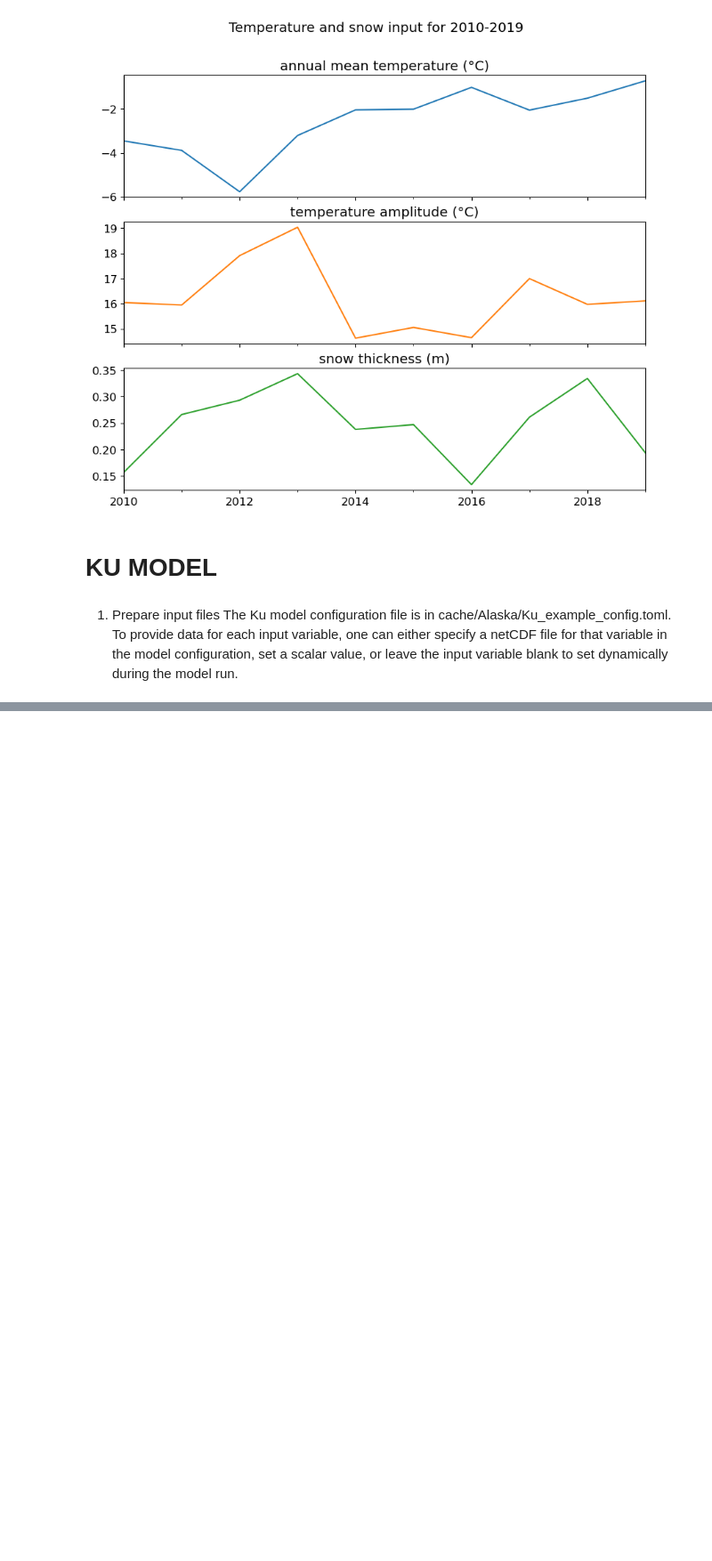
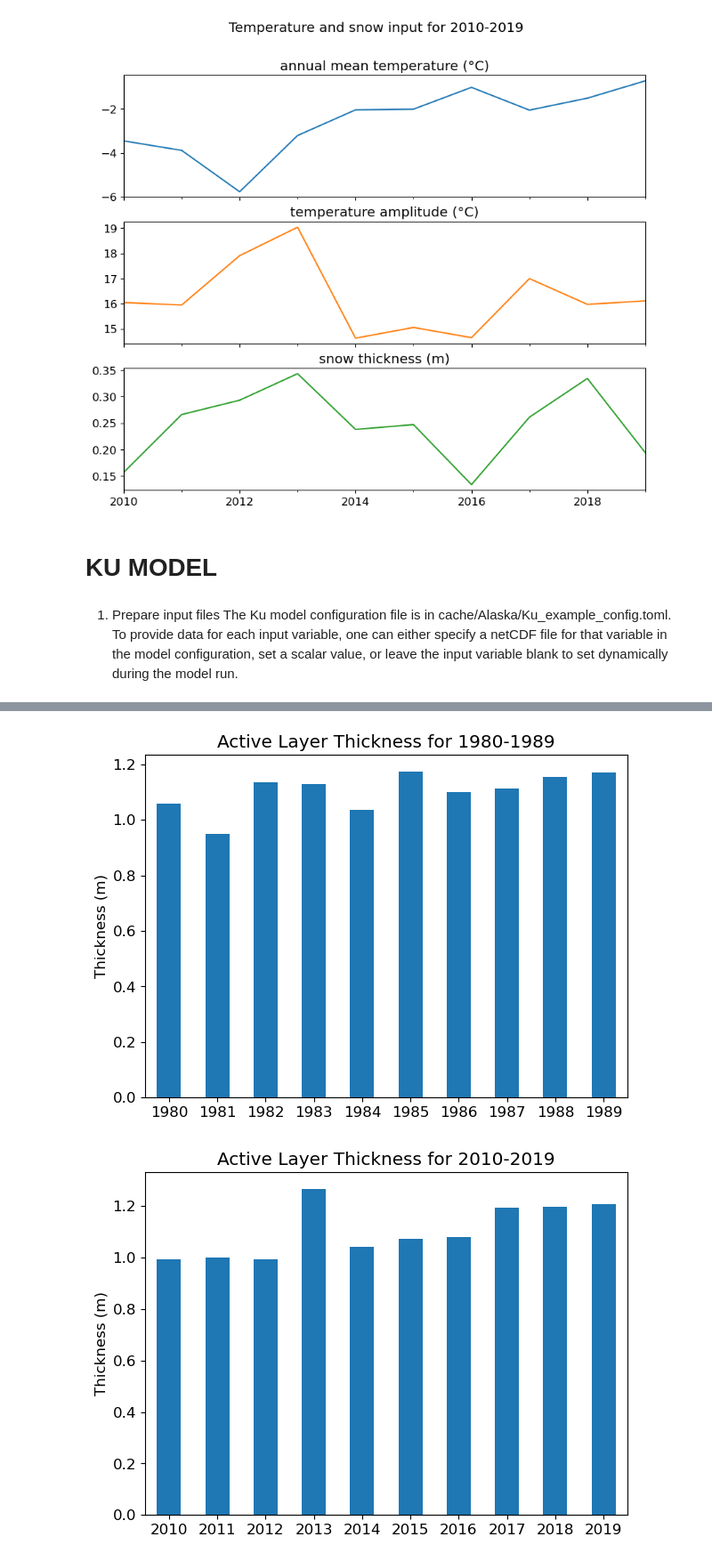
Before and after one commit to ethan-pierce/permafrost_usecase, a Jupyter notebook: permafrost-ku-enhanced.ipynb, the cells around one changed output, grey strips where cells are left out. Shown at 89% size. Cells and saved outputs as stored; diff of their text form; code cells hidden in the pictures; blank space fills up the shorter version.

```diff
--- a/permafrost-ku-enhanced.ipynb
+++ b/permafrost-ku-enhanced.ipynb
@@ -276,36 +277,30 @@ The Ku model configuration file is in cache/Alaska/Ku_example_config.toml. To pr
 Ku = KuEnhanced()
 Ku.initialize('cache_alaska/Ku_example_config.toml')
 # %%
-ku_results = pd.DataFrame(columns = ['active_layer', 'temperature'], index = input_df.index)
+active_layer = pd.DataFrame(columns = ['active_h'], index = input_df.index)
 
 for start, end in [(1980,1989), (2010,2019)]:
     print('Simulation for {}-{}'.format(start,end))
 
     input_data = input_df[(input_df.index.year>=start) & (input_df.index.year<=end)]
 
-    Ku = KuEnhanced()
+    Ku = BmiKuModel()
     Ku.initialize('cache_alaska/Ku_example_config.toml')
 
-    shape = np.insert(Ku.grid_shape([0]), 0, 10)
+    air_temperature = xr.DataArray(input_data['temp_mean'].values)
+    temp_datacube = Ku._model.broadcast(air_temperature)
+    Ku._model.air_temperature = temp_datacube
 
-    for index, row in input_data.iterrows():
-        air_temperature = np.broadcast_to(np.array(row['temp_mean']), Ku.grid_shape(0))
-        temp_amplitude = np.broadcast_to(np.array(row['temp_amp']), Ku.grid_shape(0))
-        snow_depth = np.broadcast_to(np.array(row['snow_h']), Ku.grid_shape(0))
+    temp_amplitude = xr.DataArray(input_data['temp_amp'].values)
+    amp_datacube = Ku._model.broadcast(temp_amplitude)
+    Ku._model.temperature_amplitude = amp_datacube
 
-        Ku.set_value('air_temperature', air_temperature)
+    snow_depth = xr.DataArray(input_data['snow_h'].values)
+    snow_datacube = Ku._model.broadcast(snow_depth)
+    Ku._model.snow_thickness = snow_datacube
 
-        Ku.air_temperature = air_temperature
-        Ku.temperature_amplitude = temp_amplitude
-        Ku.snow_depth = snow_depth
-
+    for year, (index, row) in enumerate(input_data.iterrows()):
         Ku.update()
-
-        for var in Ku.get_input_var_names():
-            print(var, Ku.get_value(var))
-
-        break
-
-        ku_results.loc[index] = Ku.get_value('active_layer_thickness')[0]
+        active_layer.loc[index] = Ku._model.active_layer_thickness.values[0,0]
 # %% [output]
 Simulation for 1980-1989
@@ -316,0 +329,11 @@ array([3, 3], dtype=int32)
+# %%
+# plot Ku model result
+for start, end in [(1980,1989),(2010,2019)]:
+    ax = active_layer[(start<=active_layer.index.year) & (active_layer.index.year<=end)].plot.bar(
+        y=['active_h'], subplots=True, figsize=(7,5), xlabel='',legend=None)
+    ax[0].set_ylabel('Thickness (m)')
+    ax[0].set_xticklabels(np.arange(start, end+1, step=1),rotation=0)
+    ax[0].set_title('Active Layer Thickness for {}-{}'.format(start,end))
+# %% [output]
+[figure, added]
+[figure, added]
```
Also changed, not shown: parts of 4 cells of this notebook, 2 other files.
